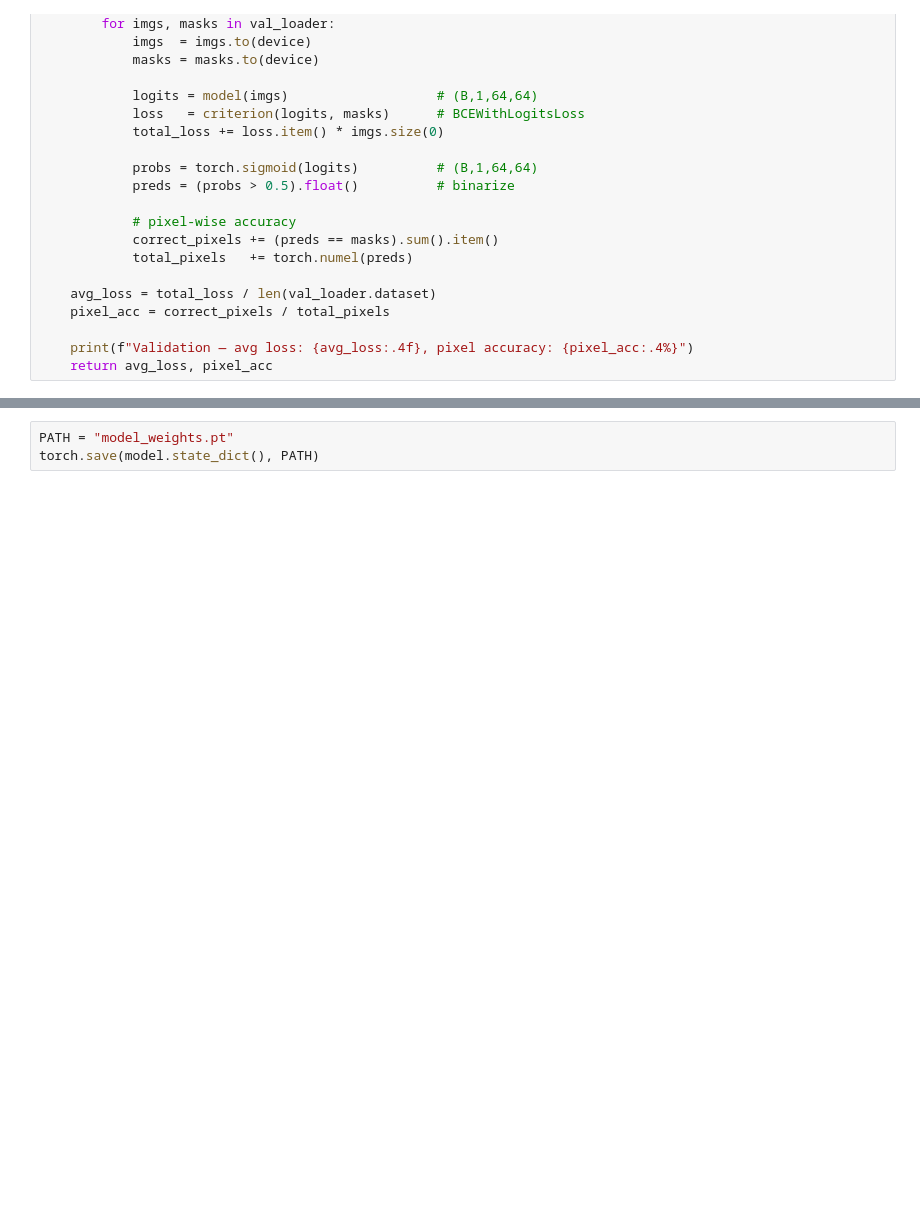
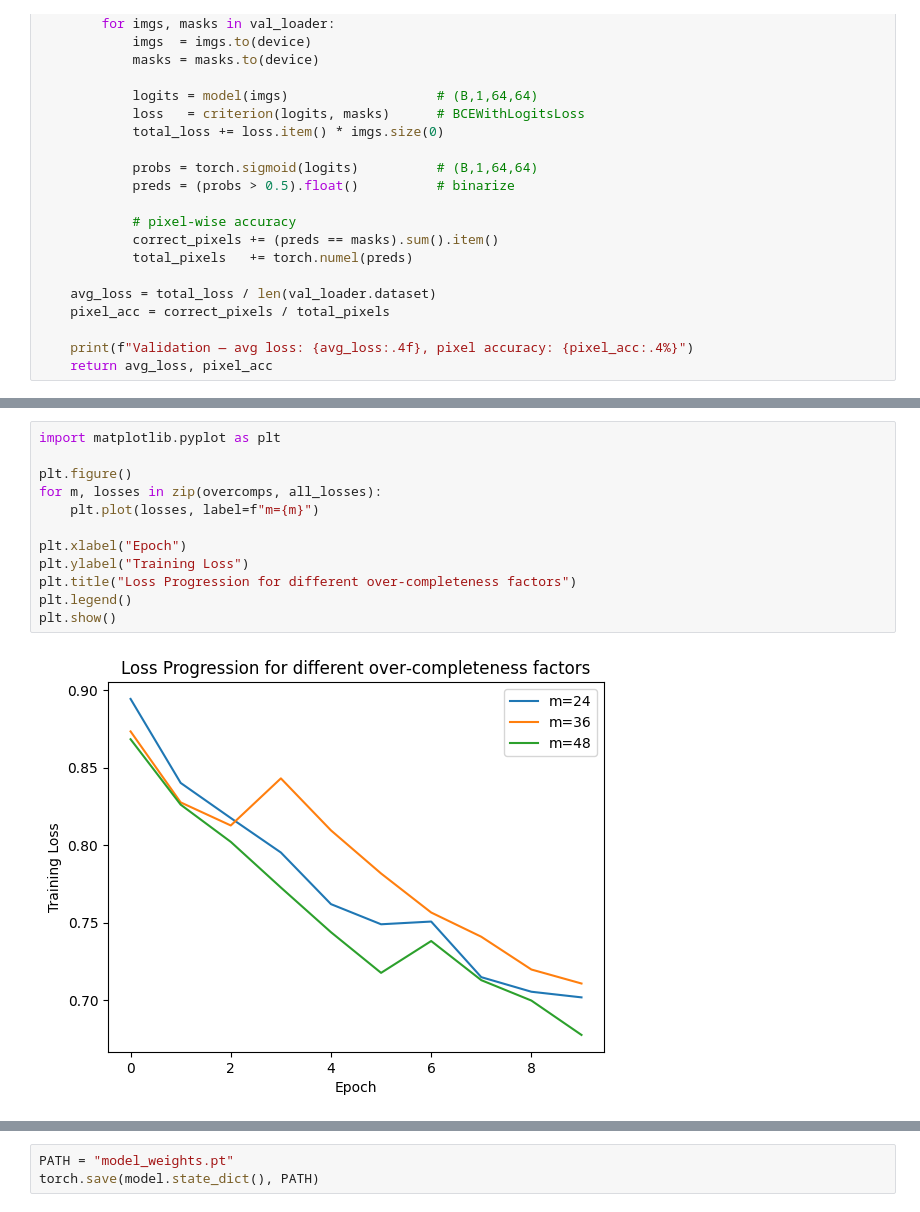
Before and after one commit to MikaVohl/game-of-life-CNN, a Jupyter notebook: notebooks/training.ipynb, the cells around one changed output, grey strips where cells are left out. Drawn from its saved outputs; the diff is of its cells as text; blank space fills up the shorter version.

```diff
--- a/notebooks/training.ipynb
+++ b/notebooks/training.ipynb
@@ -137,3 +213,17 @@ def evaluate(model, val_loader, criterion, device):
+# %%
+import matplotlib.pyplot as plt
+
+plt.figure()
+for m, losses in zip(overcomps, all_losses):
+    plt.plot(losses, label=f"m={m}")
+
+plt.xlabel("Epoch")
+plt.ylabel("Training Loss")
+plt.title("Loss Progression for different over‐completeness factors")
+plt.legend()
+plt.show()
+# %% [output]
+[figure, added]
 # %%
 val_loss, val_acc = evaluate(model, val_loader, criterion, device)
 # %% [output]
```
Also changed, not shown: parts of 13 cells of this notebook, 1 other file.
